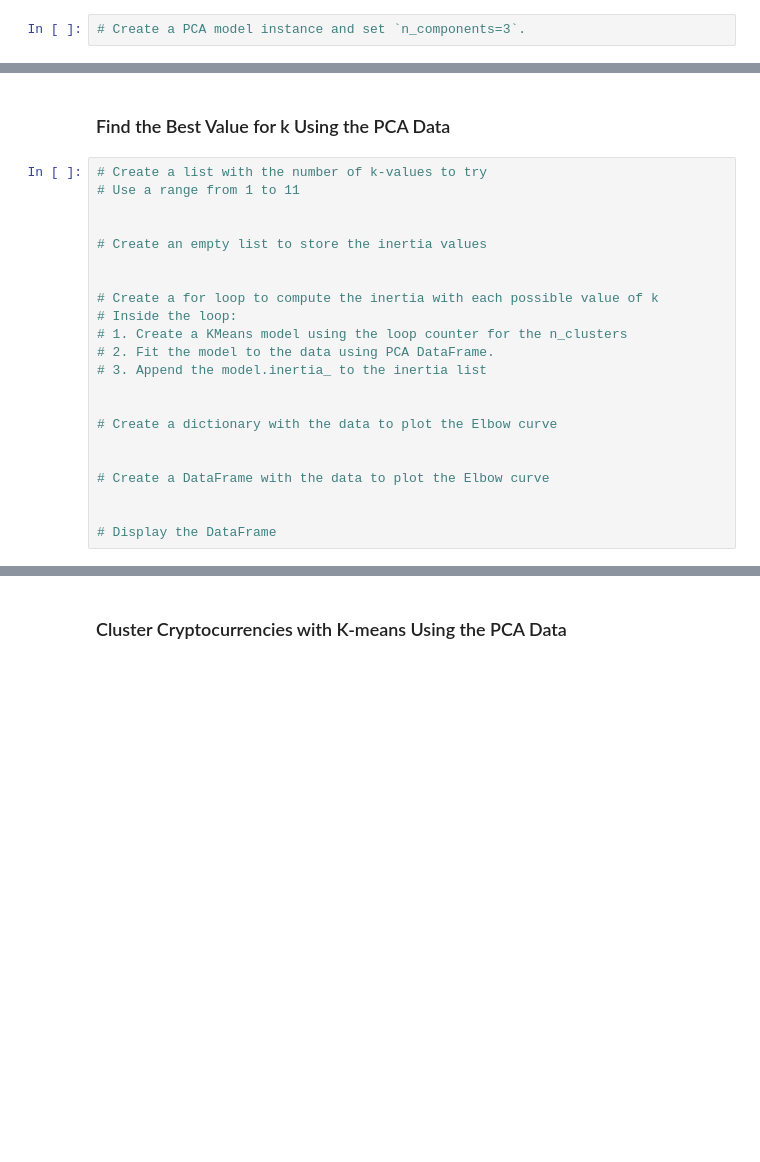
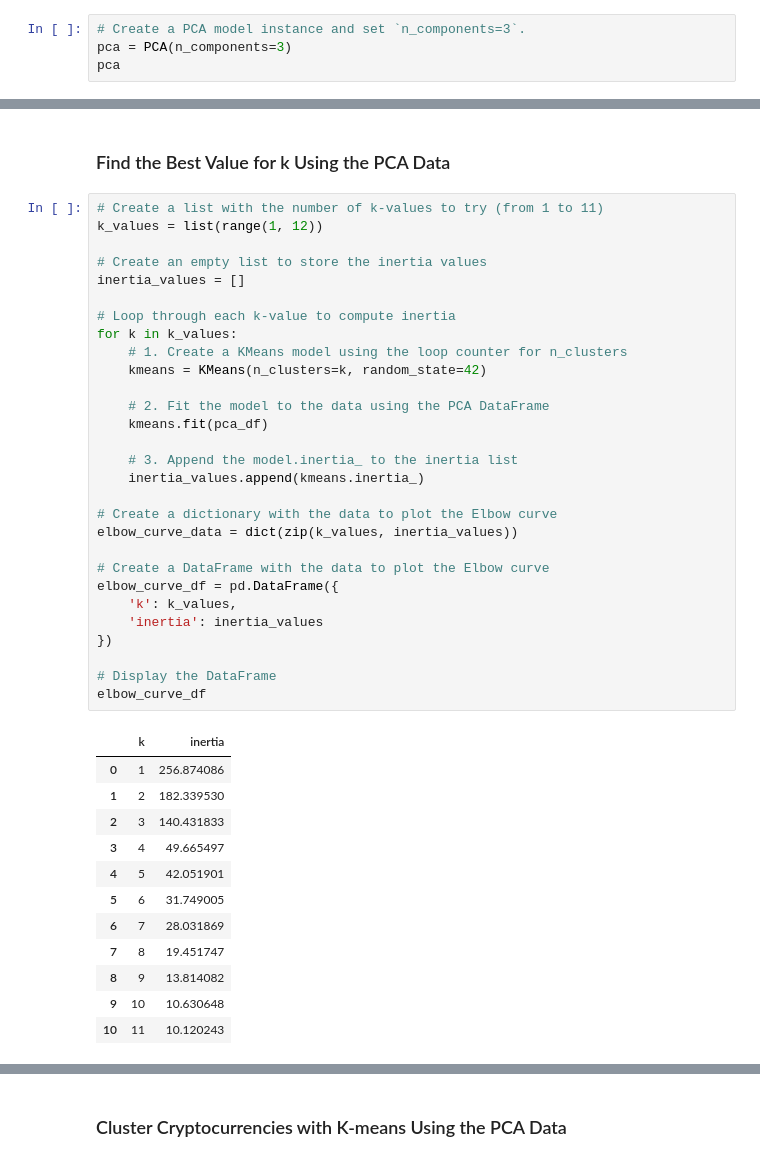
Before and after one commit to tsjohns9/CryptoClustering, a Jupyter notebook: Crypto_Clustering_starter_code.ipynb, the cells around one changed output, grey strips where cells are left out. Drawn from its saved outputs; the diff is of its cells as text; blank space fills up the shorter version.

```diff
--- a/Crypto_Clustering_starter_code.ipynb
+++ b/Crypto_Clustering_starter_code.ipynb
@@ -174,3 +174,5 @@ scatter = market_data_normalized_copy.plot.scatter(
 ### Optimize Clusters with Principal Component Analysis.
 # %%
 # Create a PCA model instance and set `n_components=3`.
+pca = PCA(n_components=3)
+pca
@@ -204,27 +244,47 @@ scatter = market_data_normalized_copy.plot.scatter(
 # %% [markdown]
 ### Find the Best Value for k Using the PCA Data
 # %%
-# Create a list with the number of k-values to try
-# Use a range from 1 to 11
-
+# Create a list with the number of k-values to try (from 1 to 11)
+k_values = list(range(1, 12))
 
 # Create an empty list to store the inertia values
+inertia_values = []
 
+# Loop through each k-value to compute inertia
+for k in k_values:
+    # 1. Create a KMeans model using the loop counter for n_clusters
+    kmeans = KMeans(n_clusters=k, random_state=42)
 
-# Create a for loop to compute the inertia with each possible value of k
-# Inside the loop:
-# 1. Create a KMeans model using the loop counter for the n_clusters
-# 2. Fit the model to the data using PCA DataFrame.
-# 3. Append the model.inertia_ to the inertia list
+    # 2. Fit the model to the data using the PCA DataFrame
+    kmeans.fit(pca_df)
 
+    # 3. Append the model.inertia_ to the inertia list
+    inertia_values.append(kmeans.inertia_)
 
 # Create a dictionary with the data to plot the Elbow curve
-
+elbow_curve_data = dict(zip(k_values, inertia_values))
 
 # Create a DataFrame with the data to plot the Elbow curve
-
+elbow_curve_df = pd.DataFrame({
+    'k': k_values,
+    'inertia': inertia_values
+})
 
 # Display the DataFrame
+elbow_curve_df
+# %% [output]
+|  | k | inertia |
+| 0 | 1 | 256.874086 |
+| 1 | 2 | 182.339530 |
+| 2 | 3 | 140.431833 |
+| 3 | 4 | 49.665497 |
+| 4 | 5 | 42.051901 |
+| 5 | 6 | 31.749005 |
+| 6 | 7 | 28.031869 |
+| 7 | 8 | 19.451747 |
+| 8 | 9 | 13.814082 |
+| 9 | 10 | 10.630648 |
+| 10 | 11 | 10.120243 |
 # %%
 # Plot a line chart with all the inertia values computed with
 # the different values of k to visually identify the optimal value for k.
```
Also changed, not shown: parts of 18 cells of this notebook, 1 other file.
